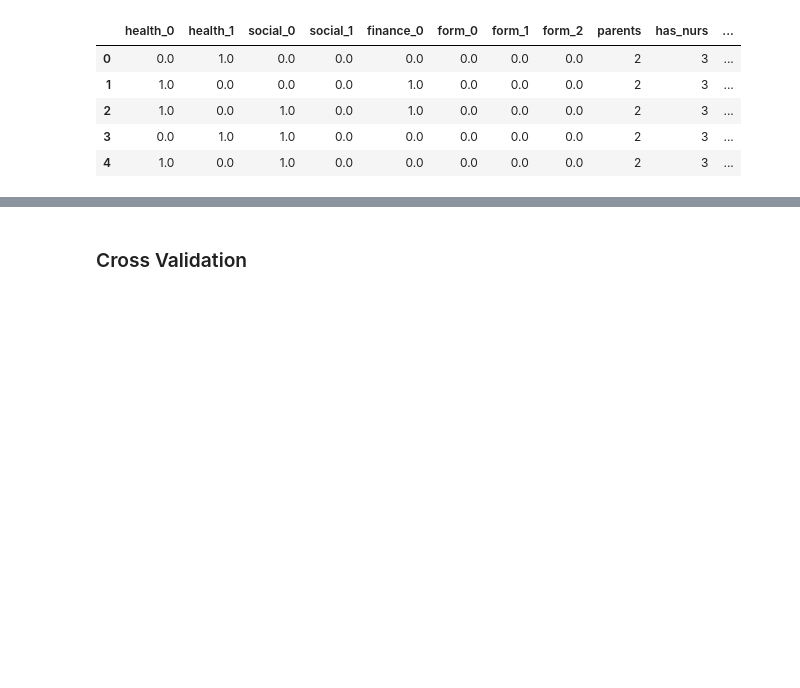
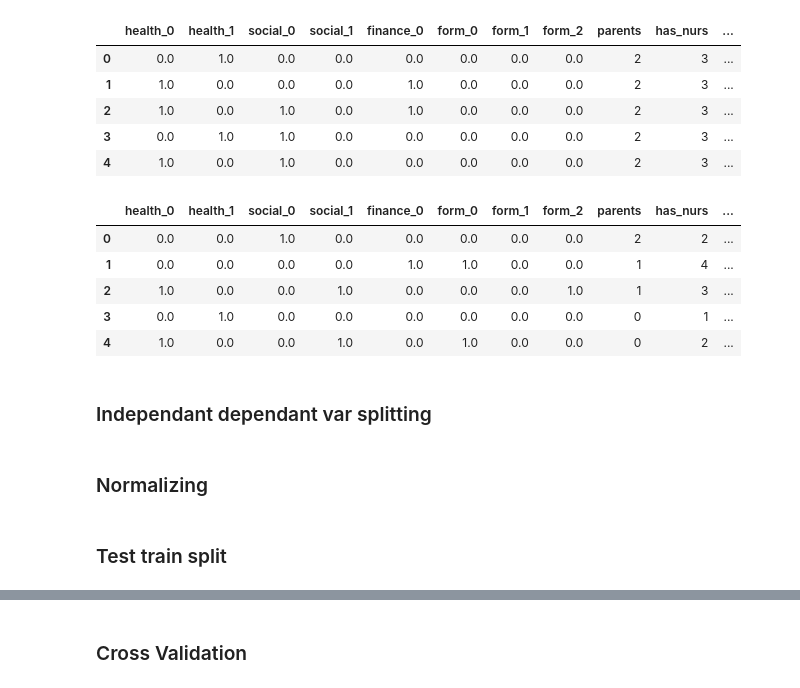
Before and after one commit to avishkakavindu/ICDS2021-Mini-Hackathon-ML, a Jupyter notebook: UCI Nursery Pred_knn.ipynb, the cells around one changed output, grey strips where cells are left out. Saved outputs shown, nothing was run; the diff lists cells and outputs as text; code cells hidden in the pictures; blank space fills up the shorter version.

```diff
--- a/UCI Nursery Pred_knn.ipynb
+++ b/UCI Nursery Pred_knn.ipynb
@@ -109,6 +112,13 @@ cleaned_test_set.head()
 # %%
 # splitting complete ds to independant and dependata vars
 cleaned_dataset = clean_nominal(clean_ordinal(dataset))
-
-x = cleaned_dataset.iloc[:, 1:-1]
-y = cleaned_dataset.iloc[:, -1]
+cleaned_dataset.head()
+# %% [output]
+|  | health_0 | health_1 | social_0 | social_1 | finance_0 | form_0 | form_1 | form_2 | parents | has_nurs | ... |
+| 0 | 0.0 | 0.0 | 1.0 | 0.0 | 0.0 | 0.0 | 0.0 | 0.0 | 2 | 2 | ... |
+| 1 | 0.0 | 0.0 | 0.0 | 0.0 | 1.0 | 1.0 | 0.0 | 0.0 | 1 | 4 | ... |
+| 2 | 1.0 | 0.0 | 0.0 | 1.0 | 0.0 | 0.0 | 0.0 | 1.0 | 1 | 3 | ... |
+| 3 | 0.0 | 1.0 | 0.0 | 0.0 | 0.0 | 0.0 | 0.0 | 0.0 | 0 | 1 | ... |
+| 4 | 1.0 | 0.0 | 0.0 | 1.0 | 0.0 | 1.0 | 0.0 | 0.0 | 0 | 2 | ... |
+# %% [markdown]
+### Independant dependant var splitting
@@ -114,0 +128,2 @@ y = cleaned_dataset.iloc[:, -1]
+# %% [markdown]
+### Normalizing
@@ -115,3 +136,5 @@ y = cleaned_dataset.iloc[:, -1]
+# %% [markdown]
+### Test train split
 # %%
 # splitting dataset to training and testing set
 x_train, x_test, y_train, y_test = train_test_split(x, y, test_size=0.3)
```
Also changed, not shown: parts of 19 cells of this notebook, 4 other files.
